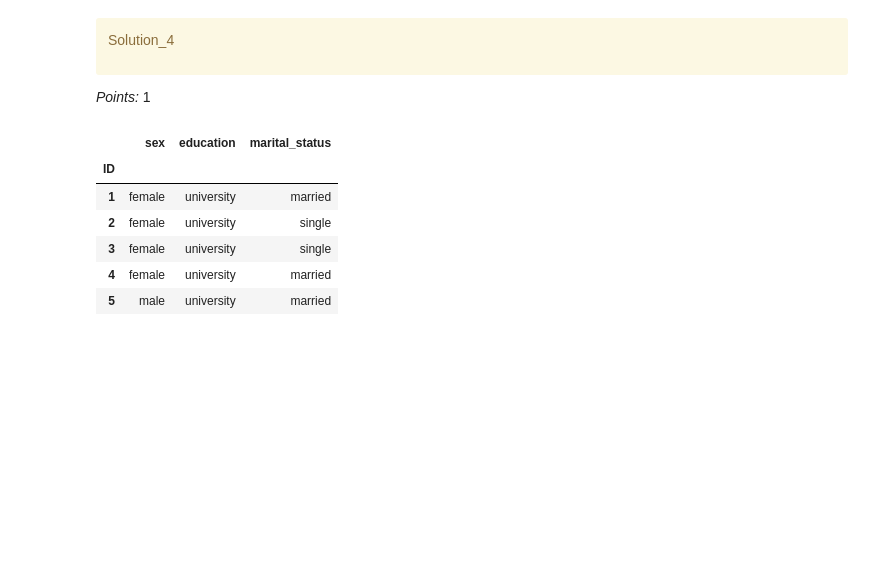
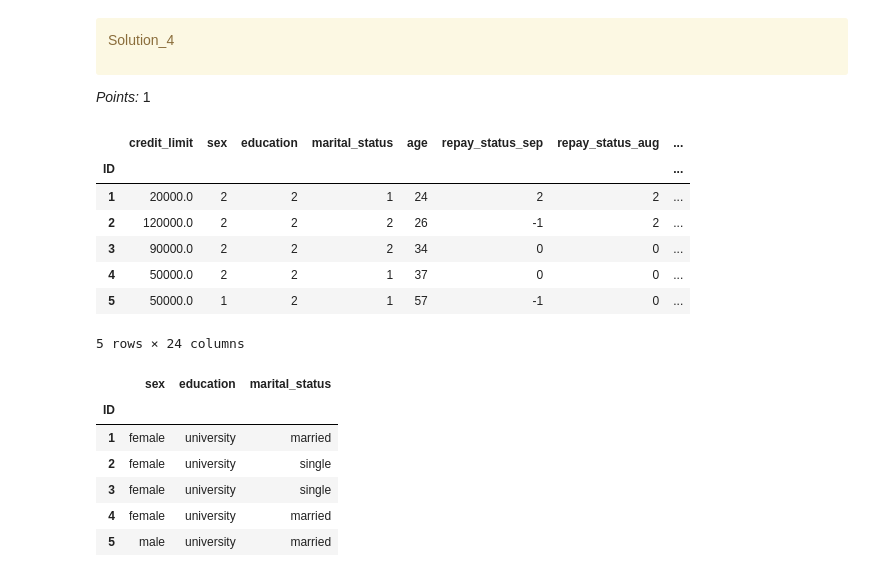
Before and after one commit to ivy-ll/cs330hw5, a Jupyter notebook: hw5.ipynb, the cells around one changed output. Cells and saved outputs as stored; diff of their text form; code cells hidden in the pictures; blank space fills up the shorter version.

```diff
--- a/hw5.ipynb
+++ b/hw5.ipynb
@@ -413,33 +414,43 @@ _Points:_ 1
 # %%
 # Adjusting column names for readability and ease of preprocessing, based on feature descriptions from Kaggle
 adjusted_column_names = {
     'LIMIT_BAL': 'credit_limit',
     'SEX': 'sex',
     'EDUCATION': 'education',
     'MARRIAGE': 'marital_status',
     'AGE': 'age',
     'PAY_0': 'repay_status_sep',
     'PAY_2': 'repay_status_aug',
     'PAY_3': 'repay_status_jul',
     'PAY_4': 'repay_status_jun',
     'PAY_5': 'repay_status_may',
     'PAY_6': 'repay_status_apr',
     'BILL_AMT1': 'bill_amount_sep',
     'BILL_AMT2': 'bill_amount_aug',
     'BILL_AMT3': 'bill_amount_jul',
     'BILL_AMT4': 'bill_amount_jun',
     'BILL_AMT5': 'bill_amount_may',
     'BILL_AMT6': 'bill_amount_apr',
     'PAY_AMT1': 'amount_paid_sep',
     'PAY_AMT2': 'amount_paid_aug',
     'PAY_AMT3': 'amount_paid_jul',
     'PAY_AMT4': 'amount_paid_jun',
     'PAY_AMT5': 'amount_paid_may',
     'PAY_AMT6': 'amount_paid_apr',
     'default.payment.next.month': 'default_next_month'
 }
 
 credit_card_df = credit_card_df.rename(columns=adjusted_column_names)
+credit_card_df.head()
+# %% [output]
+|  | credit_limit | sex | education | marital_status | age | repay_status_sep | repay_status_aug | ... |
+| ID |  |  |  |  |  |  |  | ... |
+| 1 | 20000.0 | 2 | 2 | 1 | 24 | 2 | 2 | ... |
+| 2 | 120000.0 | 2 | 2 | 2 | 26 | -1 | 2 | ... |
+| 3 | 90000.0 | 2 | 2 | 2 | 34 | 0 | 0 | ... |
+| 4 | 50000.0 | 2 | 2 | 1 | 37 | 0 | 0 | ... |
+| 5 | 50000.0 | 1 | 2 | 1 | 57 | -1 | 0 | ... |
+5 rows × 24 columns
 # %%
 # Mapping numerical feature values to human-readable labels in categorical features
 # Sex
```
Also changed, not shown: parts of 39 cells of this notebook, 1 other file.
